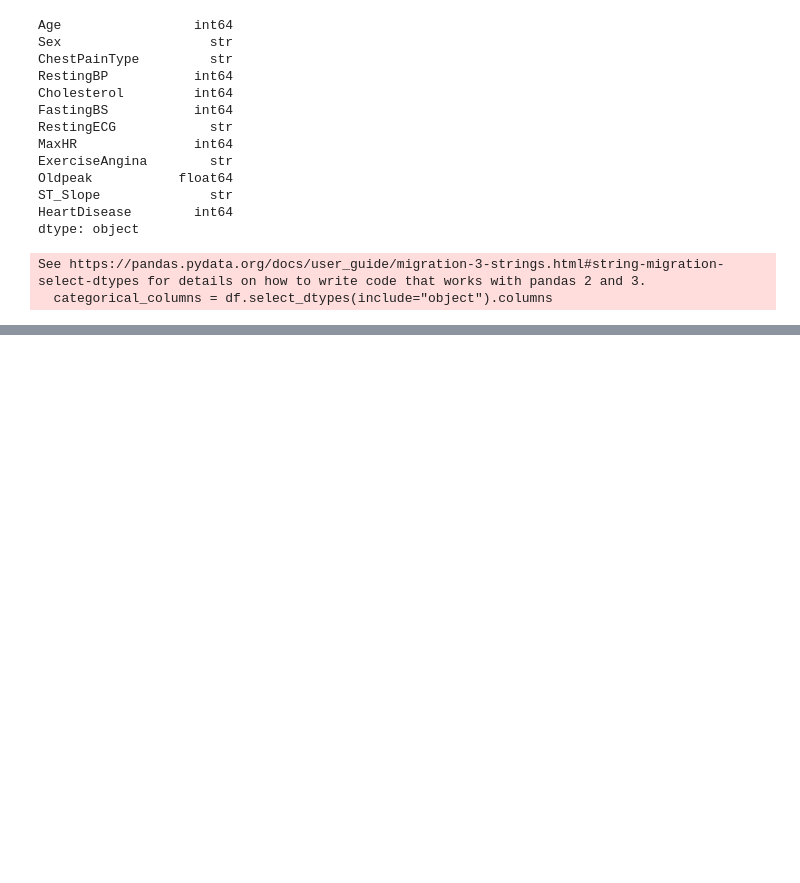
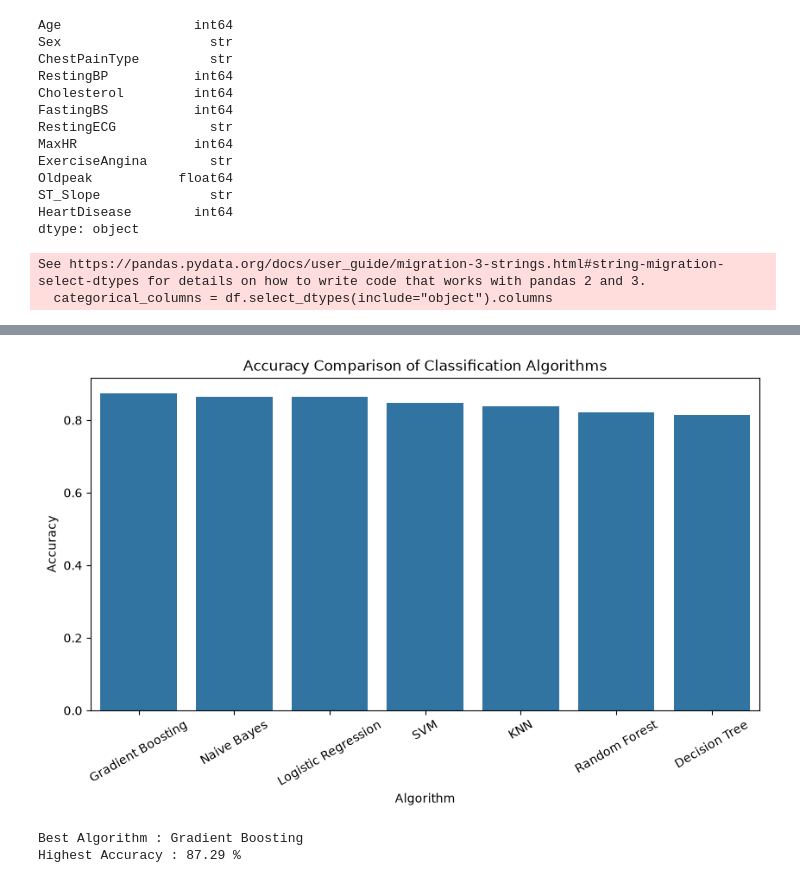
Before and after one commit to Navin-Raj-K/NAVIN_RAJ_K__AIML_JULY_BATCH_TRAINING_HEART_DISEASE_PREDICTION, a Jupyter notebook: notebook/Heart_DIsease_Prediction.ipynb, the cells around one changed output, grey strips where cells are left out. Drawn from its saved outputs; the diff is of its cells as text; code cells hidden in the pictures; blank space fills up the shorter version.

```diff
--- a/notebook/Heart_DIsease_Prediction.ipynb
+++ b/notebook/Heart_DIsease_Prediction.ipynb
@@ -170,0 +182,2 @@ X_train, X_test, y_train, y_test = train_test_split(
+# %%
+accuracy = {}
@@ -170,0 +260,10 @@ X_train, X_test, y_train, y_test = train_test_split(
+# %%
+gb = GradientBoostingClassifier(random_state=42)
+
+gb.fit(X_train, y_train)
+
+y_pred = gb.predict(X_test)
+
+accuracy["Gradient Boosting"] = accuracy_score(y_test, y_pred)
+
+print("Gradient Boosting Accuracy:", accuracy["Gradient Boosting"])
@@ -170,0 +272,12 @@ X_train, X_test, y_train, y_test = train_test_split(
+# %%
+accuracy_df = pd.DataFrame(
+    accuracy.items(),
+    columns=["Algorithm", "Accuracy"]
+)
+
+accuracy_df = accuracy_df.sort_values(
+    by="Accuracy",
+    ascending=False
+)
+
+accuracy_df
@@ -170,0 +293,24 @@ X_train, X_test, y_train, y_test = train_test_split(
+# %%
+plt.figure(figsize=(10,5))
+
+sns.barplot(
+    x="Algorithm",
+    y="Accuracy",
+    data=accuracy_df
+)
+
+plt.xticks(rotation=30)
+
+plt.title("Accuracy Comparison of Classification Algorithms")
+
+plt.show()
+# %% [output]
+[figure, added]
+# %%
+best_model = accuracy_df.iloc[0]
+
+print("Best Algorithm :", best_model["Algorithm"])
+print("Highest Accuracy :", round(best_model["Accuracy"] * 100, 2), "%")
+# %% [output]
+Best Algorithm : Gradient Boosting
+Highest Accuracy : 87.29 %
```
Also changed, not shown: parts of 12 cells of this notebook, 1 other file.
